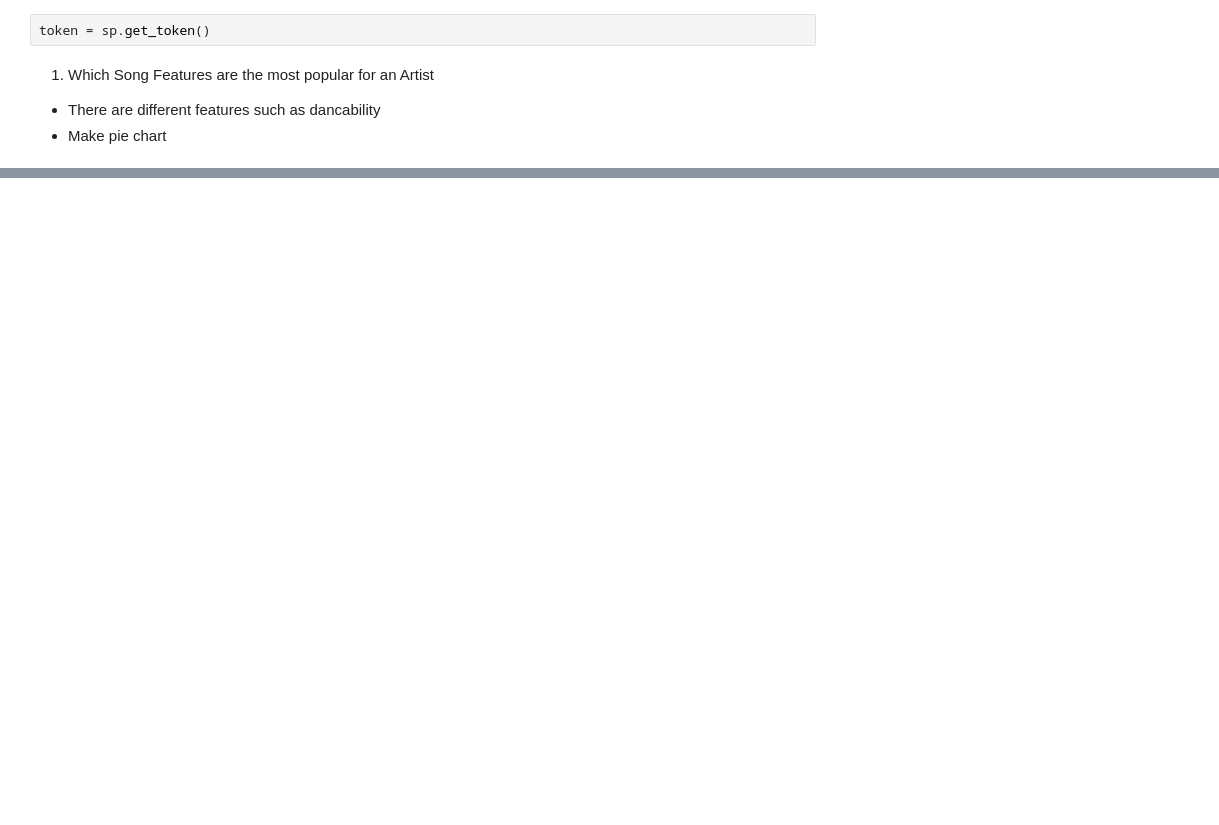
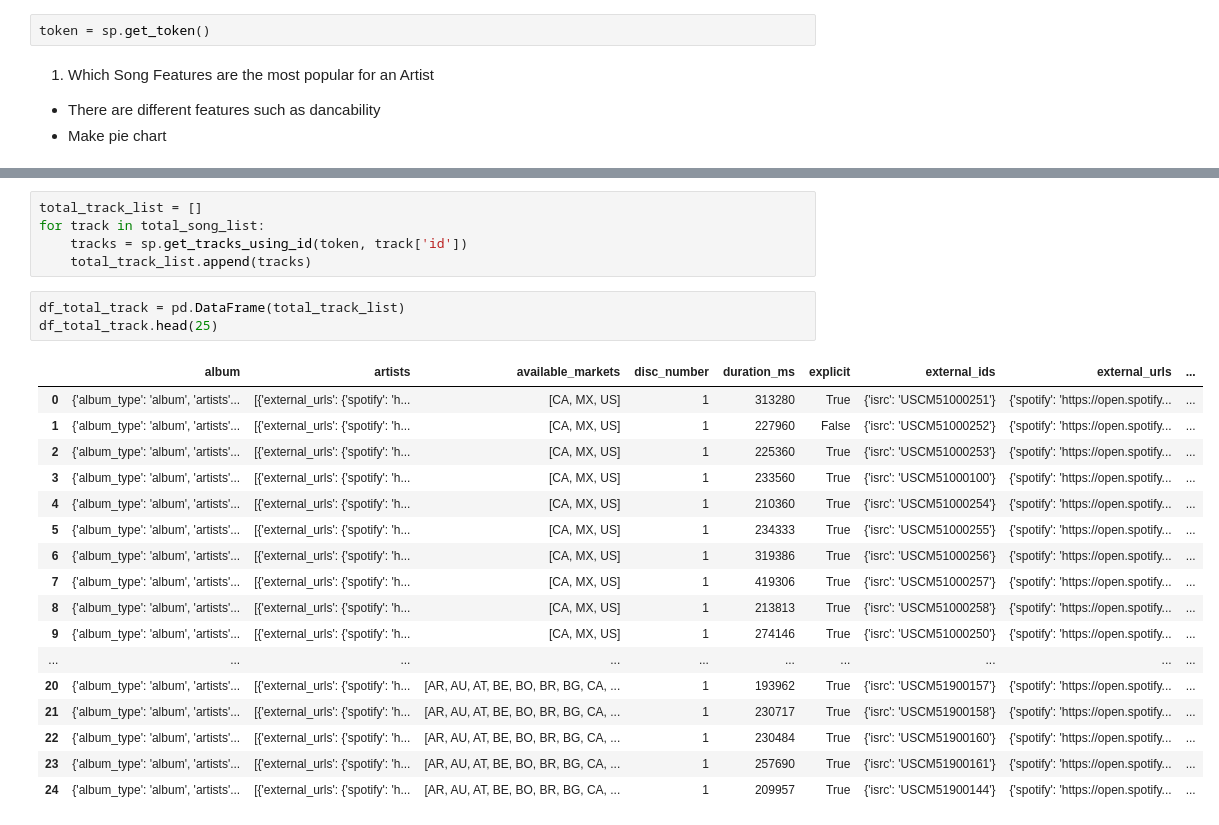
Before and after one commit to schao021/Spotify_Analysis, a Jupyter notebook: spotify_analysis.ipynb, the cells around one changed output, grey strips where cells are left out. Saved outputs shown, nothing was run; the diff lists cells and outputs as text; blank space fills up the shorter version.

```diff
--- a/spotify_analysis.ipynb
+++ b/spotify_analysis.ipynb
@@ -70,0 +93,26 @@ JSONDecodeError: Expecting value: line 1 column 1 (char 0)
+# %%
+total_track_list = []
+for track in total_song_list:
+    tracks = sp.get_tracks_using_id(token, track['id'])
+    total_track_list.append(tracks)
+# %%
+df_total_track = pd.DataFrame(total_track_list)
+df_total_track.head(25)
+# %% [output]
+|  | album | artists | available_markets | disc_number | duration_ms | explicit | external_ids | external_urls | ... |
+| 0 | {'album_type': 'album', 'artists'... | [{'external_urls': {'spotify': 'h... | [CA, MX, US] | 1 | 313280 | True | {'isrc': 'USCM51000251'} | {'spotify': 'https://open.spotify... | ... |
+| 1 | {'album_type': 'album', 'artists'... | [{'external_urls': {'spotify': 'h... | [CA, MX, US] | 1 | 227960 | False | {'isrc': 'USCM51000252'} | {'spotify': 'https://open.spotify... | ... |
+| 2 | {'album_type': 'album', 'artists'... | [{'external_urls': {'spotify': 'h... | [CA, MX, US] | 1 | 225360 | True | {'isrc': 'USCM51000253'} | {'spotify': 'https://open.spotify... | ... |
+| 3 | {'album_type': 'album', 'artists'... | [{'external_urls': {'spotify': 'h... | [CA, MX, US] | 1 | 233560 | True | {'isrc': 'USCM51000100'} | {'spotify': 'https://open.spotify... | ... |
+| 4 | {'album_type': 'album', 'artists'... | [{'external_urls': {'spotify': 'h... | [CA, MX, US] | 1 | 210360 | True | {'isrc': 'USCM51000254'} | {'spotify': 'https://open.spotify... | ... |
+| 5 | {'album_type': 'album', 'artists'... | [{'external_urls': {'spotify': 'h... | [CA, MX, US] | 1 | 234333 | True | {'isrc': 'USCM51000255'} | {'spotify': 'https://open.spotify... | ... |
+| 6 | {'album_type': 'album', 'artists'... | [{'external_urls': {'spotify': 'h... | [CA, MX, US] | 1 | 319386 | True | {'isrc': 'USCM51000256'} | {'spotify': 'https://open.spotify... | ... |
+| 7 | {'album_type': 'album', 'artists'... | [{'external_urls': {'spotify': 'h... | [CA, MX, US] | 1 | 419306 | True | {'isrc': 'USCM51000257'} | {'spotify': 'https://open.spotify... | ... |
+| 8 | {'album_type': 'album', 'artists'... | [{'external_urls': {'spotify': 'h... | [CA, MX, US] | 1 | 213813 | True | {'isrc': 'USCM51000258'} | {'spotify': 'https://open.spotify... | ... |
+| 9 | {'album_type': 'album', 'artists'... | [{'external_urls': {'spotify': 'h... | [CA, MX, US] | 1 | 274146 | True | {'isrc': 'USCM51000250'} | {'spotify': 'https://open.spotify... | ... |
+| ... | ... | ... | ... | ... | ... | ... | ... | ... | ... |
+| 20 | {'album_type': 'album', 'artists'... | [{'external_urls': {'spotify': 'h... | [AR, AU, AT, BE, BO, BR, BG, CA, ... | 1 | 193962 | True | {'isrc': 'USCM51900157'} | {'spotify': 'https://open.spotify... | ... |
+| 21 | {'album_type': 'album', 'artists'... | [{'external_urls': {'spotify': 'h... | [AR, AU, AT, BE, BO, BR, BG, CA, ... | 1 | 230717 | True | {'isrc': 'USCM51900158'} | {'spotify': 'https://open.spotify... | ... |
+| 22 | {'album_type': 'album', 'artists'... | [{'external_urls': {'spotify': 'h... | [AR, AU, AT, BE, BO, BR, BG, CA, ... | 1 | 230484 | True | {'isrc': 'USCM51900160'} | {'spotify': 'https://open.spotify... | ... |
+| 23 | {'album_type': 'album', 'artists'... | [{'external_urls': {'spotify': 'h... | [AR, AU, AT, BE, BO, BR, BG, CA, ... | 1 | 257690 | True | {'isrc': 'USCM51900161'} | {'spotify': 'https://open.spotify... | ... |
+| 24 | {'album_type': 'album', 'artists'... | [{'external_urls': {'spotify': 'h... | [AR, AU, AT, BE, BO, BR, BG, CA, ... | 1 | 209957 | True | {'isrc': 'USCM51900144'} | {'spotify': 'https://open.spotify... | ... |
```
Also changed, not shown: parts of 8 cells of this notebook, 1 other file.
